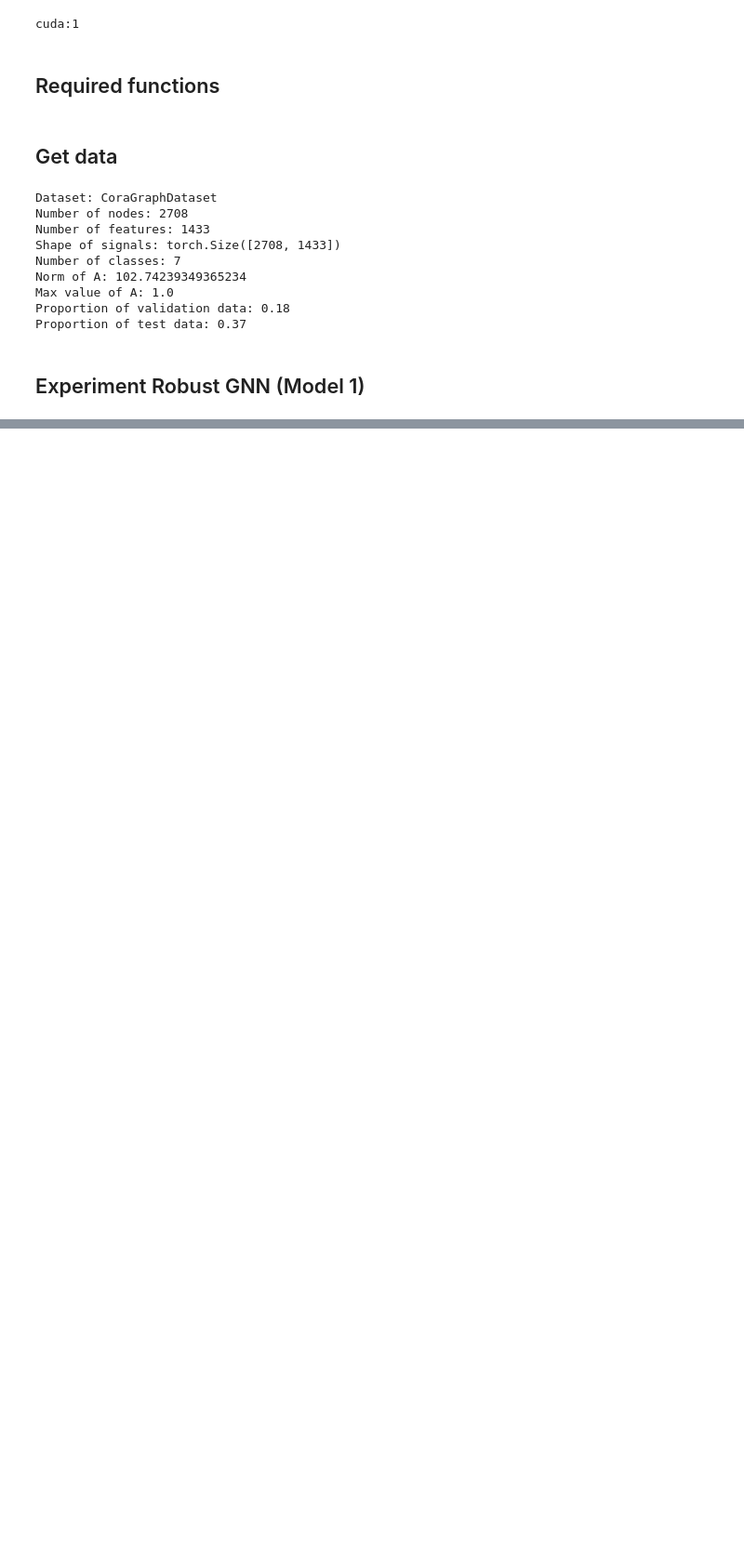
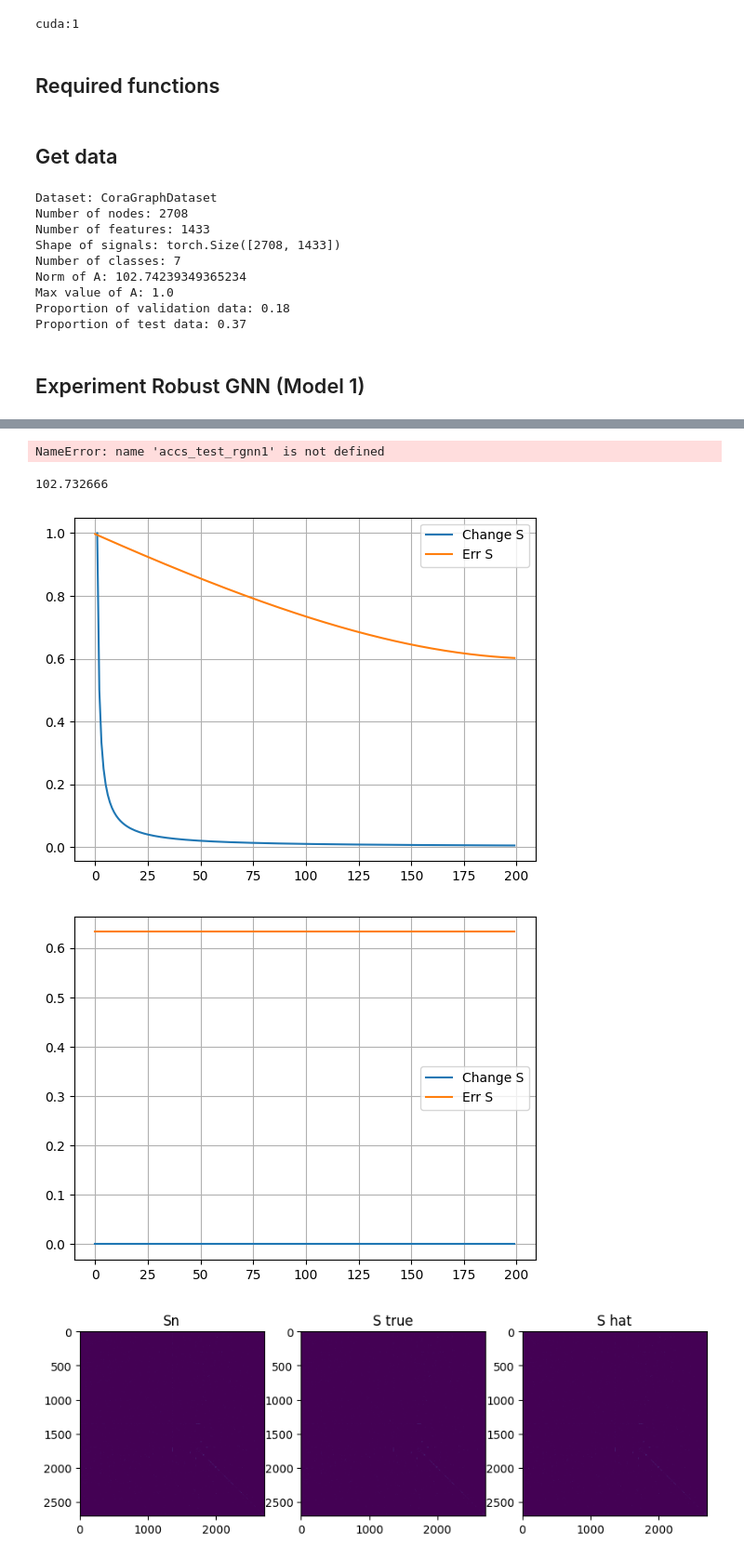
Before and after one commit to vmtenorio/robust_gnn, a Jupyter notebook: simple_exp.ipynb, the cells around one changed output, grey strips where cells are left out. Shown at 93% size. Drawn from its saved outputs; the diff is of its cells as text; code cells hidden in the pictures; blank space fills up the shorter version.

Commit message:
upsating second model

```diff
--- a/simple_exp.ipynb
+++ b/simple_exp.ipynb
@@ -246,0 +315,9 @@ plt.grid()
+# %%
+# S0 = torch.zeros(Sn_np.shape, device=device)
+model = ComRGNNModel(S, n_iters_H, lr_H, wd, lr_S, eval_freq, m_params,
+                     n_iters, n_iters_S, problem_type="clas")
+model.model.to(device)
+
+accs_train_rgnn1, accs_test_rgnn1, S_hat_rgnn1, errs_S_rgnn1, change_S_rgnn1 = \
+        model.test_model(Sn, feat, label, gamma, lambd, beta, train_idx=train_mask, val_idx=val_mask,
+                               test_idx=test_mask, S_true=S, verbose=True, debug_S=False, debug_H=False)
@@ -246,0 +366,60 @@ plt.grid()
+# %%
+# NOTE: Accuracies only computed in graph filter step
+acc_test = accs_test_rgnn1.flatten()
+acc_train = accs_train_rgnn1.flatten()
+
+plt.figure()
+plt.plot(acc_test, label='Acc Test')
+plt.plot(acc_train, label='Acc Train')
+plt.legend()
+plt.grid()
+# LOSS?
+
+acc_test = accs_test_rgnn2.flatten()
+acc_train = accs_train_rgnn2.flatten()
+
+plt.figure()
+plt.plot(acc_test, label='Acc Test')
+plt.plot(acc_train, label='Acc Train')
+plt.legend()
+plt.grid()
+# LOSS?
+# %% [output]
+NameError: name 'accs_test_rgnn1' is not defined
+# %%
+change_S = change_S_rgnn1.flatten()
+err_S = errs_S_rgnn1.flatten()
+S_hat = S_hat_rgnn2.cpu().numpy()
+
+plt.figure()
+plt.plot(change_S, label='Change S')
+plt.plot(err_S, label='Err S')
+plt.legend()
+plt.grid()
+
+
+change_S = change_S_rgnn2.flatten()
+err_S = errs_S_rgnn2.flatten()
+
+plt.figure()
+plt.plot(change_S, label='Change S')
+plt.plot(err_S, label='Err S')
+plt.legend()
+plt.grid()
+
+plt.figure(figsize=(10,9))
+plt.subplot(1,3,1)
+plt.imshow(Sn.cpu().numpy())
+plt.title('Sn')
+plt.subplot(1,3,2)
+plt.imshow(Sn.cpu().numpy())
+plt.title('S true')
+plt.subplot(1,3,3)
+plt.imshow(S_hat)
+plt.title('S hat')
+print(np.linalg.norm(S_hat,'fro'))
+# %% [output]
+102.732666
+[figure, added]
+[figure, added]
+[figure, added]
```
Also changed, not shown: parts of 10 cells of this notebook, 2 other files.
